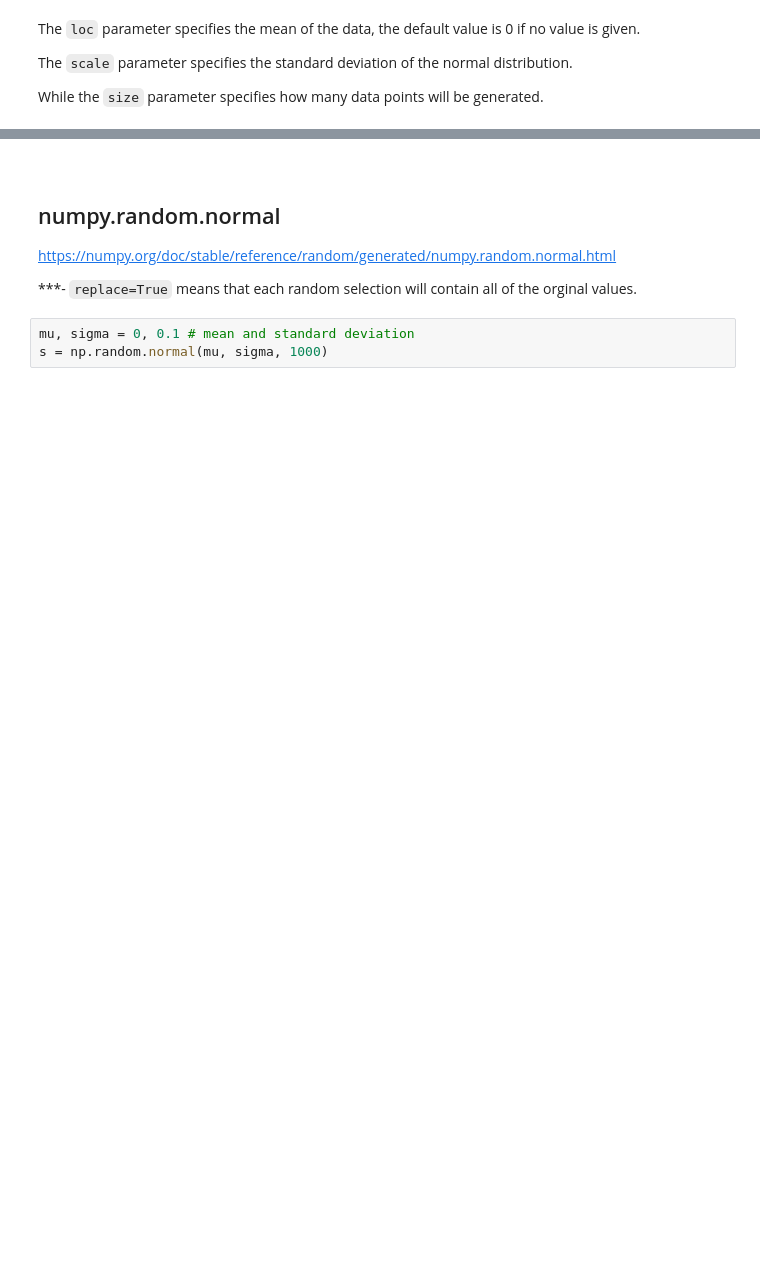
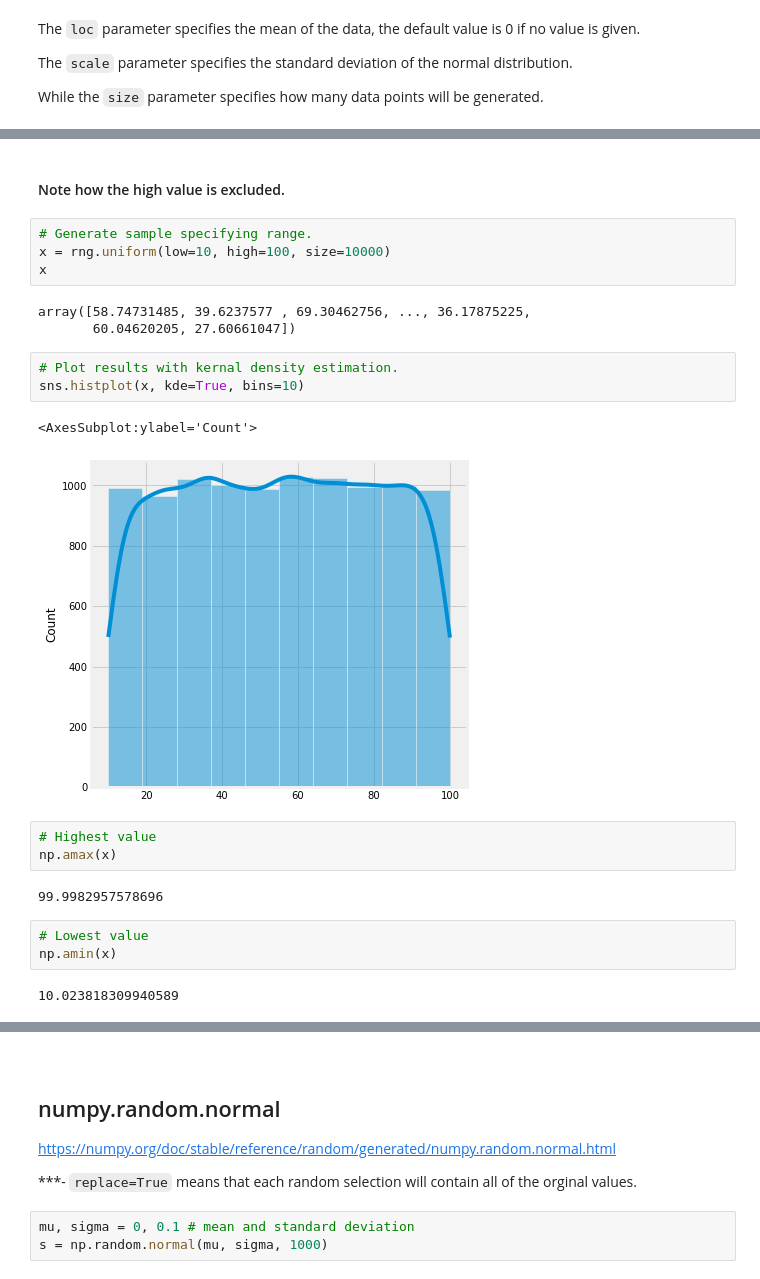
Before and after one commit to Izardo/Numpy-Random-Assignment, a Jupyter notebook: numpy-random.ipynb, the cells around one changed output, grey strips where cells are left out. Saved outputs shown, nothing was run; the diff lists cells and outputs as text; blank space fills up the shorter version.

```diff
--- a/numpy-random.ipynb
+++ b/numpy-random.ipynb
@@ -633,0 +801,25 @@ The mean is indicated here with the tip of the bell curve and because the scale(
+# %% [markdown]
+#### Note how the high value is excluded.
+# %%
+# Generate sample specifying range.
+x = rng.uniform(low=10, high=100, size=10000)
+x
+# %% [output]
+array([58.74731485, 39.6237577 , 69.30462756, ..., 36.17875225,
+       60.04620205, 27.60661047])
+# %%
+# Plot results with kernal density estimation.
+sns.histplot(x, kde=True, bins=10)
+# %% [output]
+<AxesSubplot:ylabel='Count'>
+[figure, added]
+# %%
+# Highest value
+np.amax(x)
+# %% [output]
+99.9982957578696
+# %%
+# Lowest value
+np.amin(x)
+# %% [output]
+10.023818309940589
```
Also changed, not shown: parts of 117 cells of this notebook.
